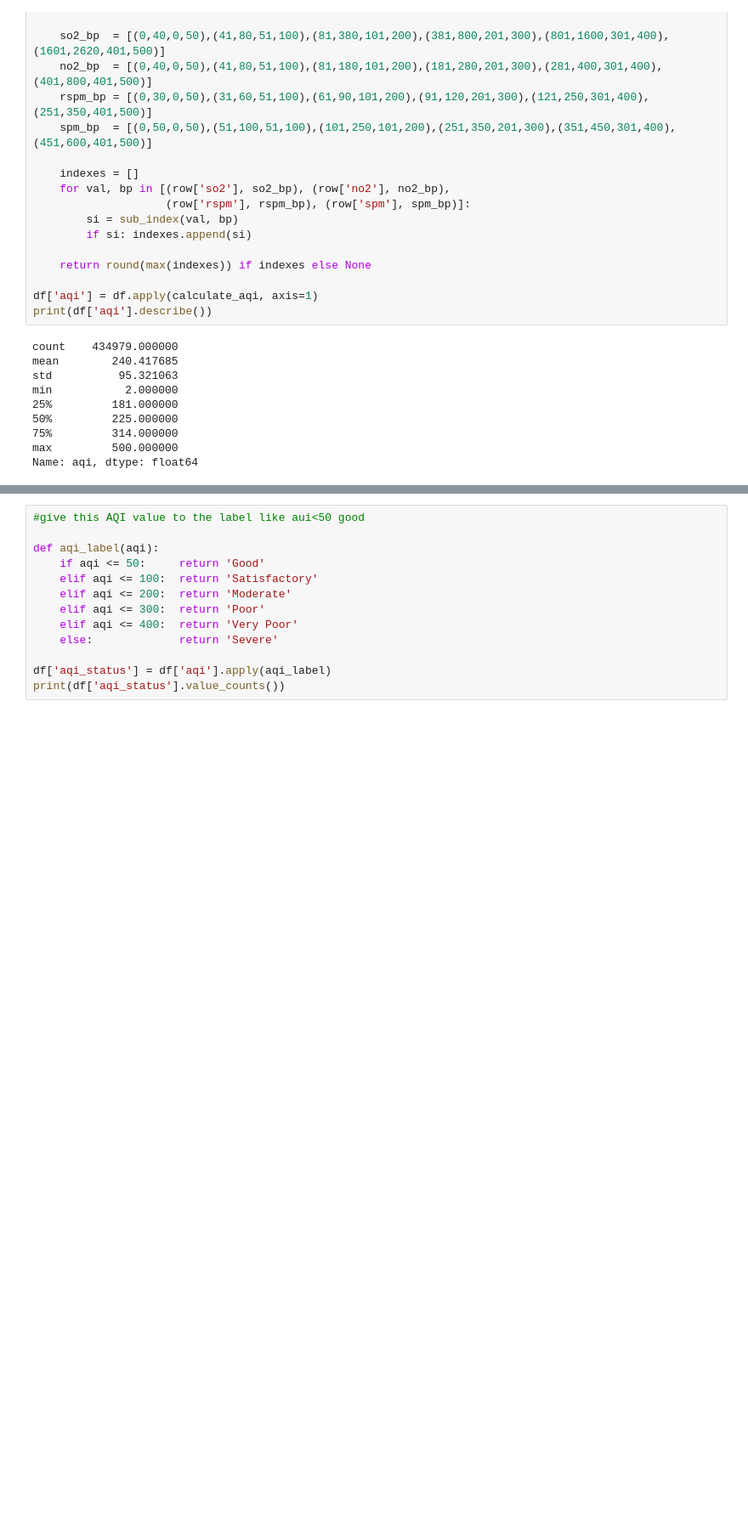
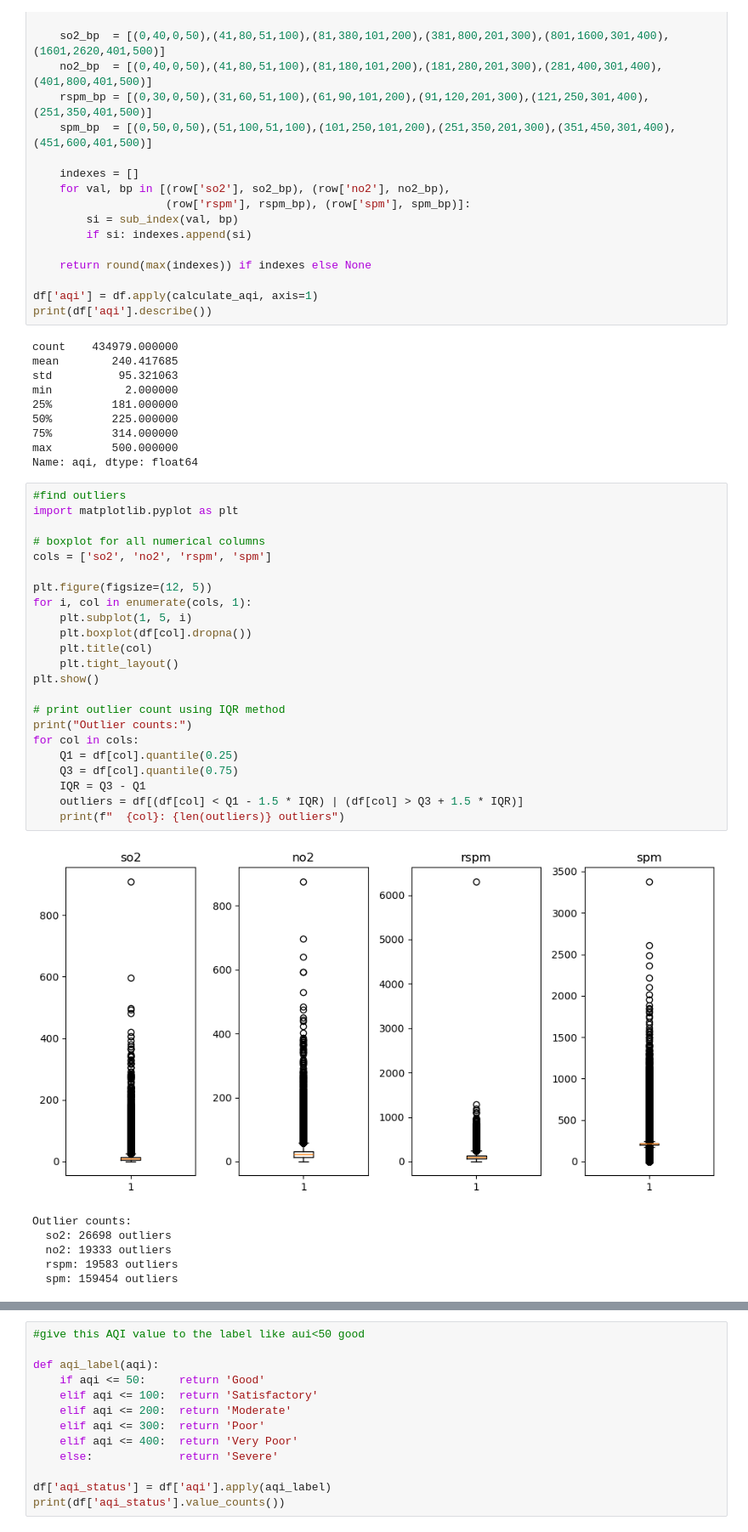
Before and after one commit to Jay2004mistry/aqi_predict_ml, a Jupyter notebook: aqi.ipynb, the cells around one changed output, grey strips where cells are left out. Shown at 85% size. Saved outputs shown, nothing was run; the diff lists cells and outputs as text; blank space fills up the shorter version.

```diff
--- a/aqi.ipynb
+++ b/aqi.ipynb
@@ -111,3 +111,33 @@ min           2.000000
 75%         314.000000
 max         500.000000
 Name: aqi, dtype: float64
+# %%
+#find outliers
+import matplotlib.pyplot as plt
+
+# boxplot for all numerical columns
+cols = ['so2', 'no2', 'rspm', 'spm']
+
+plt.figure(figsize=(12, 5))
+for i, col in enumerate(cols, 1):
+    plt.subplot(1, 5, i)
+    plt.boxplot(df[col].dropna())
+    plt.title(col)
+    plt.tight_layout()
+plt.show()
+
+# print outlier count using IQR method
+print("Outlier counts:")
+for col in cols:
+    Q1 = df[col].quantile(0.25)
+    Q3 = df[col].quantile(0.75)
+    IQR = Q3 - Q1
+    outliers = df[(df[col] < Q1 - 1.5 * IQR) | (df[col] > Q3 + 1.5 * IQR)]
+    print(f"  {col}: {len(outliers)} outliers")
+# %% [output]
+[figure, added]
+Outlier counts:
+  so2: 26698 outliers
+  no2: 19333 outliers
+  rspm: 19583 outliers
+  spm: 159454 outliers
```
Also changed, not shown: parts of 11 cells of this notebook, 7 other files.
